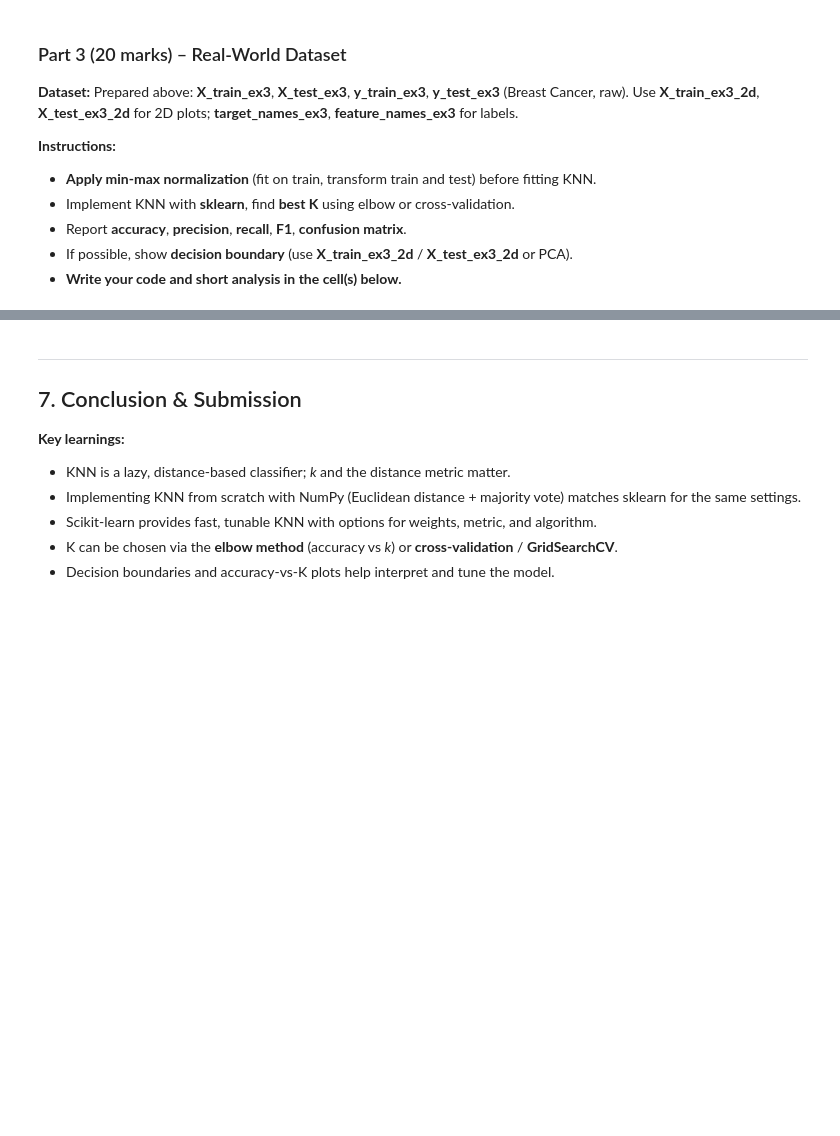
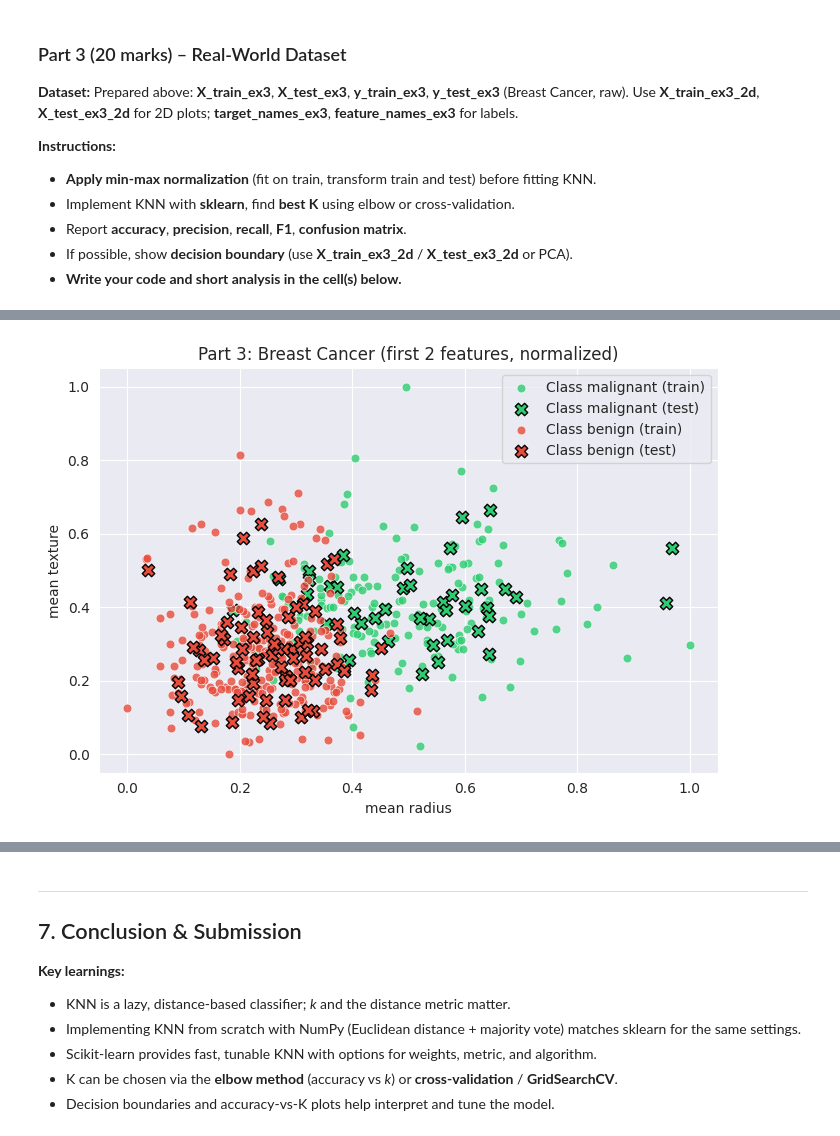
Before and after one commit to Sultonmahmudov/week1-lab201, a Jupyter notebook: Week_7_KNN_NumPy_vs_ScikitLearn.ipynb, the cells around one changed output, grey strips where cells are left out. Cells and saved outputs as stored; diff of their text form; code cells hidden in the pictures; blank space fills up the shorter version.

```diff
--- a/Week_7_KNN_NumPy_vs_ScikitLearn.ipynb
+++ b/Week_7_KNN_NumPy_vs_ScikitLearn.ipynb
@@ -488,0 +656,99 @@ pass  # Replace with your implementation
+# %%
+# Part 3 (20 marks) – Your code and analysis here
+# Data ready: X_train_ex3_raw, X_test_ex3_raw, y_train_ex3, y_test_ex3, X_train_ex3_2d, X_test_ex3_2d (raw)
+
+# 1. Apply min-max normalization to the full 30-feature dataset (for overall model performance)
+X_min_full = X_train_ex3.min(axis=0)
+X_max_full = X_train_ex3.max(axis=0)
+X_range_full = X_max_full - X_min_full
+
+X_train_ex3_norm = (X_train_ex3 - X_min_full) / X_range_full
+X_test_ex3_norm = (X_test_ex3 - X_min_full) / X_range_full
+
+print("Min-max normalization applied to full 30-feature dataset (fitted on training set).")
+print(f"Train range after norm: [{X_train_ex3_norm.min():.4f}, {X_train_ex3_norm.max():.4f}]")
+
+k_val = 5 # Example k, will find best k later
+
+# Train NumPy KNN on normalized 30-feature data
+knn_numpy_ex3 = KNN_NumPy(k=k_val)
+knn_numpy_ex3.fit(X_train_ex3_norm, y_train_ex3)
+y_pred_numpy_ex3 = knn_numpy_ex3.predict(X_test_ex3_norm)
+acc_numpy_ex3 = np.mean(y_pred_numpy_ex3 == y_test_ex3)
+
+# Train Scikit-learn KNN on normalized 30-feature data
+knn_sklearn_ex3 = KNeighborsClassifier(n_neighbors=k_val, weights='uniform', metric='euclidean', algorithm='auto')
+knn_sklearn_ex3.fit(X_train_ex3_norm, y_train_ex3)
+y_pred_sklearn_ex3 = knn_sklearn_ex3.predict(X_test_ex3_norm)
+acc_sklearn_ex3 = accuracy_score(y_test_ex3, y_pred_sklearn_ex3)
+
+print(f"\nNumPy KNN (k={k_val}) — Test Accuracy: {acc_numpy_ex3:.4f}")
+print(f"Scikit-learn KNN (k={k_val}) — Test Accuracy: {acc_sklearn_ex3:.4f}")
+
+# Prepare 2D data for visualization and decision boundary plotting
+# Apply min-max normalization specifically to the 2D subset
+X_min_2d = X_train_ex3_2d.min(axis=0)
+X_max_2d = X_train_ex3_2d.max(axis=0)
+X_range_2d = X_max_2d - X_min_2d
+
+X_train_ex3_2d_norm = (X_train_ex3_2d - X_min_2d) / X_range_2d
+X_test_ex3_2d_norm = (X_test_ex3_2d - X_min_2d) / X_range_2d
+
+print("\nMin-max normalization applied to 2D features (fitted on 2D training set).")
+print(f"Feature 1 (2D) — min: {X_min_2d[0]:.4f}, max: {X_max_2d[0]:.4f}")
+print(f"Feature 2 (2D) — min: {X_min_2d[1]:.4f}, max: {X_max_2d[1]:.4f}")
+
+# Train new KNN models for 2D visualization
+knn_numpy_ex3_2d_plot = KNN_NumPy(k=k_val)
+knn_numpy_ex3_2d_plot.fit(X_train_ex3_2d_norm, y_train_ex3)
+
+knn_sklearn_ex3_2d_plot = KNeighborsClassifier(n_neighbors=k_val, weights='uniform', metric='euclidean', algorithm='auto')
+knn_sklearn_ex3_2d_plot.fit(X_train_ex3_2d_norm, y_train_ex3)
+
+# Visualize 2D dataset
+fig, ax = plt.subplots(figsize=(7, 5))
+colors = ['#2ecc71', '#e74c3c']  # benign, malignant
+for cls in range(2):
+  mask_train = y_train_ex3 == cls
+  mask_test = y_test_ex3 == cls
+  ax.scatter(X_train_ex3_2d_norm[mask_train,0], X_train_ex3_2d_norm[mask_train,1], c=colors[cls],label=f'Class {target_names_ex3[cls]} (train)', s=40, alpha=0.8, edgecolors='white', linewidths=0.5)
+  ax.scatter(X_test_ex3_2d_norm[mask_test, 0], X_test_ex3_2d_norm[mask_test, 1], c=colors[cls], s=80, marker='X', edgecolors='black', label=f'Class {target_names_ex3[cls]} (test)')
+ax.set_xlabel(feature_names_ex3[0])
+ax.set_ylabel(feature_names_ex3[1])
+ax.set_title('Part 3: Breast Cancer (first 2 features, normalized)')
+ax.legend()
+plt.tight_layout()
+plt.show()
+
+# Plot decision boundaries using the 2D-trained models
+fig, (ax1, ax2) = plt.subplots(1, 2, figsize=(12, 5))
+plot_decision_boundary(X_train_ex3_2d_norm, y_train_ex3, knn_numpy_ex3_2d_plot, 'Decision Boundary — NumPy KNN (2D)', ax1)
+plot_decision_boundary(X_train_ex3_2d_norm, y_train_ex3, knn_sklearn_ex3_2d_plot, 'Decision Boundary — Scikit-learn KNN (2D)', ax2)
+plt.tight_layout()
+plt.show()
+
+# 2. Find best K using GridSearchCV and report classification metrics for the full 30-feature dataset
+print("\nFinding best K for 30-feature dataset using GridSearchCV...")
+param_grid = {'n_neighbors': list(range(1, 21))}
+grid = GridSearchCV(KNeighborsClassifier(), param_grid, cv=5, scoring='accuracy')
+grid.fit(X_train_ex3_norm, y_train_ex3)
+
+best_k_final = grid.best_params_['n_neighbors']
+print(f"Best K (GridSearchCV) for full dataset: {best_k_final} with CV score {grid.best_score_:.4f}")
+
+# Retrain with best K and report full classification report
+final_knn_model = KNeighborsClassifier(n_neighbors=best_k_final, weights='uniform', metric='euclidean', algorithm='auto')
+final_knn_model.fit(X_train_ex3_norm, y_train_ex3)
+y_pred_final = final_knn_model.predict(X_test_ex3_norm)
+
+print(f"\nClassification Report for Best K ({best_k_final}) on Breast Cancer dataset:\n")
+print(classification_report(y_test_ex3, y_pred_final, target_names=target_names_ex3))
+
+print("Confusion Matrix:\n")
+cm = confusion_matrix(y_test_ex3, y_pred_final)
+sns.heatmap(cm, annot=True, fmt='d', cmap='Blues', xticklabels=target_names_ex3, yticklabels=target_names_ex3)
+plt.xlabel('Predicted')
+plt.ylabel('True')
+plt.title(f'Confusion Matrix (k={best_k_final})')
+plt.show()
+# %% [output]
@@ -488,0 +764 @@ pass  # Replace with your implementation
+[figure, added]
```
Also changed, not shown: parts of 9 cells of this notebook.
